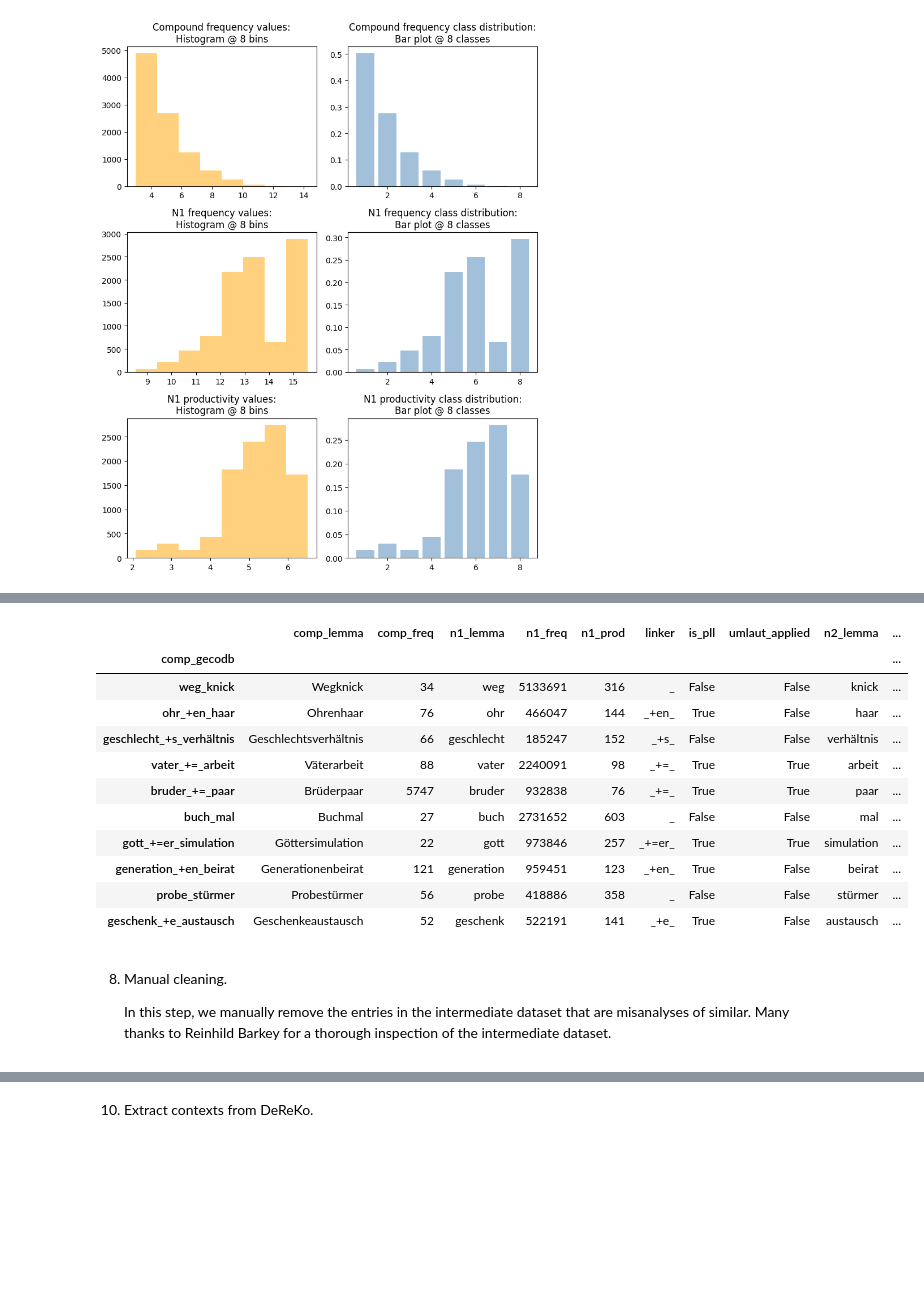
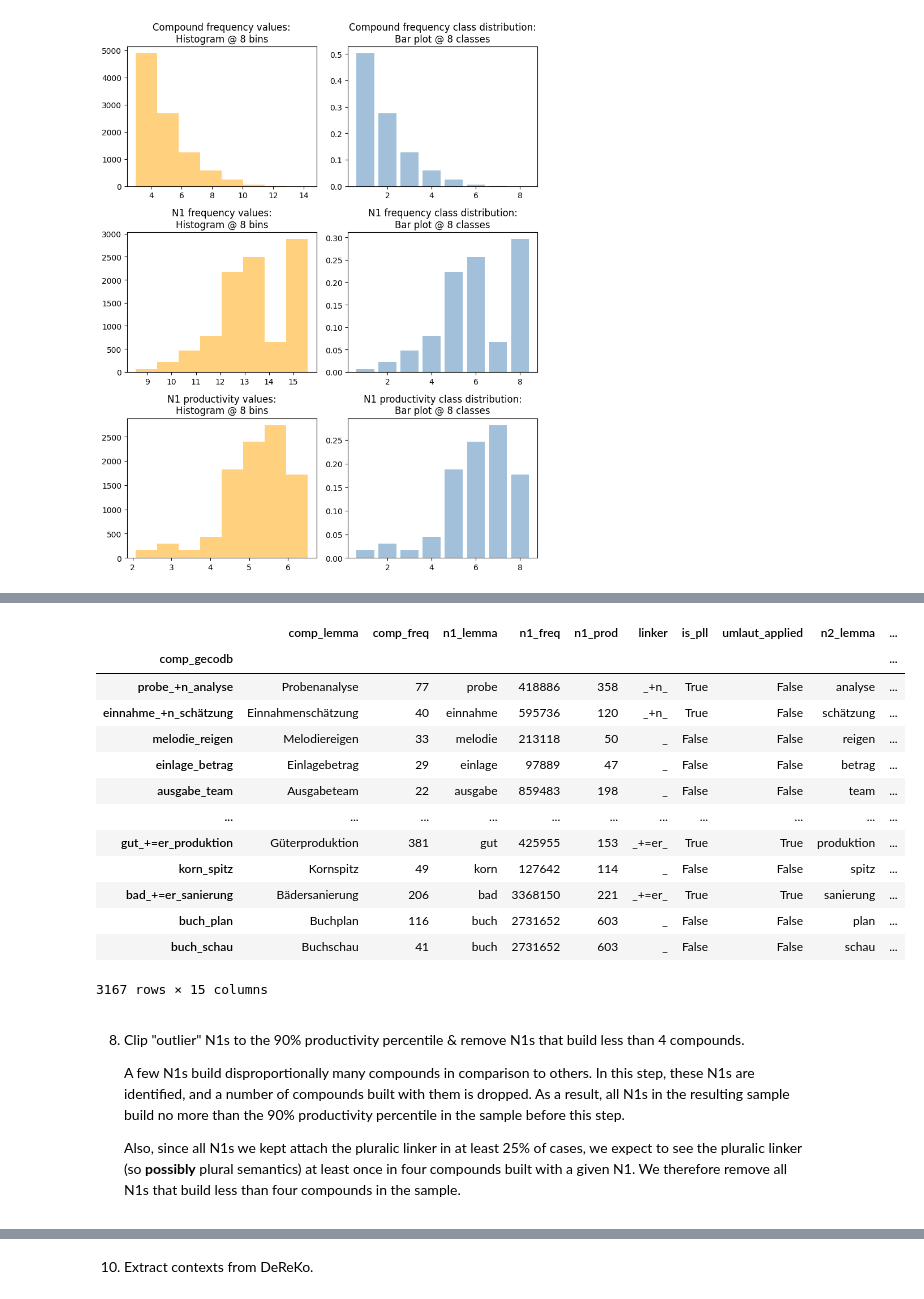
Before and after one commit to maxschmaltz/DieKonstraints, a Jupyter notebook: data_utils/prepare_gecodb_v07_pll_300er_sample.ipynb, the cells around one changed output, grey strips where cells are left out. Drawn from its saved outputs; the diff is of its cells as text; code cells hidden in the pictures; blank space fills up the shorter version.

```diff
--- a/data_utils/prepare_gecodb_v07_pll_300er_sample.ipynb
+++ b/data_utils/prepare_gecodb_v07_pll_300er_sample.ipynb
@@ -402,45 +388,43 @@ rng = np.random.default_rng(579372518)
 # %%
-N_PRO_PLL = 300
+N_PRO_PLL = 500
 
 all_pll_comps = []
 for pll in plls:
     pll_n1s = gecodb_v07pll[
         # attention for 'Mausefalle'- and 'Sternenwiese'-like compounds
         gecodb_v07pll["is_pll"] &
         (gecodb_v07pll["linker"] == pll)
     ]["n1_lemma"].unique()
     pll_comps = gecodb_v07pll[gecodb_v07pll["n1_lemma"].isin(pll_n1s)]
     # normalize to sum up to 1
     pll_comps["freq_class_prob"] = (
         pll_comps["freq_class_prob"] / pll_comps["freq_class_prob"].sum()
     )
     if len(pll_comps) <= N_PRO_PLL:
         all_pll_comps.extend(pll_comps.index)
     else:
         pll_comps_sample = rng.choice(
             pll_comps.index,
             size=N_PRO_PLL,
             replace=False,  # prohibit repetitions
             p=pll_comps["freq_class_prob"]
         )
         all_pll_comps.extend(pll_comps_sample)
 
-gecodb_v07pll_300er = gecodb_v07pll.loc[all_pll_comps]
-gecodb_v07pll_300er.sample(10)
+gecodb_v07pll_ant = gecodb_v07pll.loc[all_pll_comps]
+gecodb_v07pll_ant
 # %% [output]
 |  | comp_lemma | comp_freq | n1_lemma | n1_freq | n1_prod | linker | is_pll | umlaut_applied | n2_lemma | ... |
 | comp_gecodb |  |  |  |  |  |  |  |  |  | ... |
-| weg_knick | Wegknick | 34 | weg | 5133691 | 316 | _ | False | False | knick | ... |
-| ohr_+en_haar | Ohrenhaar | 76 | ohr | 466047 | 144 | _+en_ | True | False | haar | ... |
-| geschlecht_+s_verhältnis | Geschlechtsverhältnis | 66 | geschlecht | 185247 | 152 | _+s_ | False | False | verhältnis | ... |
-| vater_+=_arbeit | Väterarbeit | 88 | vater | 2240091 | 98 | _+=_ | True | True | arbeit | ... |
-| bruder_+=_paar | Brüderpaar | 5747 | bruder | 932838 | 76 | _+=_ | True | True | paar | ... |
-| buch_mal | Buchmal | 27 | buch | 2731652 | 603 | _ | False | False | mal | ... |
-| gott_+=er_simulation | Göttersimulation | 22 | gott | 973846 | 257 | _+=er_ | True | True | simulation | ... |
-| generation_+en_beirat | Generationenbeirat | 121 | generation | 959451 | 123 | _+en_ | True | False | beirat | ... |
-| probe_stürmer | Probestürmer | 56 | probe | 418886 | 358 | _ | False | False | stürmer | ... |
-| geschenk_+e_austausch | Geschenkeaustausch | 52 | geschenk | 522191 | 141 | _+e_ | True | False | austausch | ... |
+| probe_+n_analyse | Probenanalyse | 77 | probe | 418886 | 358 | _+n_ | True | False | analyse | ... |
+| einnahme_+n_schätzung | Einnahmenschätzung | 40 | einnahme | 595736 | 120 | _+n_ | True | False | schätzung | ... |
+| melodie_reigen | Melodiereigen | 33 | melodie | 213118 | 50 | _ | False | False | reigen | ... |
+| einlage_betrag | Einlagebetrag | 29 | einlage | 97889 | 47 | _ | False | False | betrag | ... |
+| ausgabe_team | Ausgabeteam | 22 | ausgabe | 859483 | 198 | _ | False | False | team | ... |
+| ... | ... | ... | ... | ... | ... | ... | ... | ... | ... | ... |
+| gut_+=er_produktion | Güterproduktion | 381 | gut | 425955 | 153 | _+=er_ | True | True | produktion | ... |
+| korn_spitz | Kornspitz | 49 | korn | 127642 | 114 | _ | False | False | spitz | ... |
+| bad_+=er_sanierung | Bädersanierung | 206 | bad | 3368150 | 221 | _+=er_ | True | True | sanierung | ... |
+| buch_plan | Buchplan | 116 | buch | 2731652 | 603 | _ | False | False | plan | ... |
+| buch_schau | Buchschau | 41 | buch | 2731652 | 603 | _ | False | False | schau | ... |
+3167 rows × 15 columns
-# %% [markdown]
-8. Manual cleaning.
-
-    In this step, we manually remove the entries in the intermediate dataset that are misanalyses of similar. Many thanks to Reinhild Barkey for a thorough inspection of the intermediate dataset.
@@ -492,0 +431,6 @@ gecodb_v07pll_300er.drop(to_remove, inplace=True)
+# %% [markdown]
+8. Clip "outlier" N1s to the 90% productivity percentile & remove N1s that build less than 4 compounds.
+
+    A few N1s build disproportionally many compounds in comparison to others. In this step, these N1s are identified, and a number of compounds built with them is dropped. As a result, all N1s in the resulting sample build no more than the 90% productivity percentile in the sample before this step.
+
+    Also, since all N1s we kept attach the pluralic linker in at least 25% of cases, we expect to see the pluralic linker (so **possibly** plural semantics) at least once in four compounds built with a given N1. We therefore remove all N1s that build less than four compounds in the sample.
```
Also changed, not shown: parts of 30 cells of this notebook, 3 other files.
